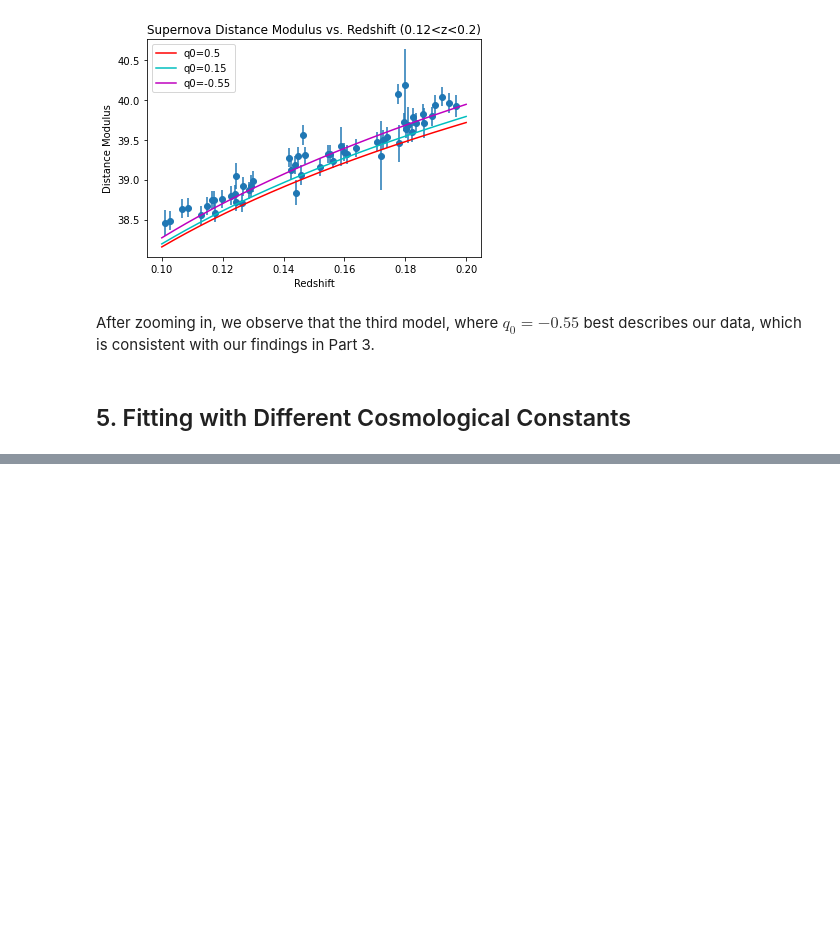
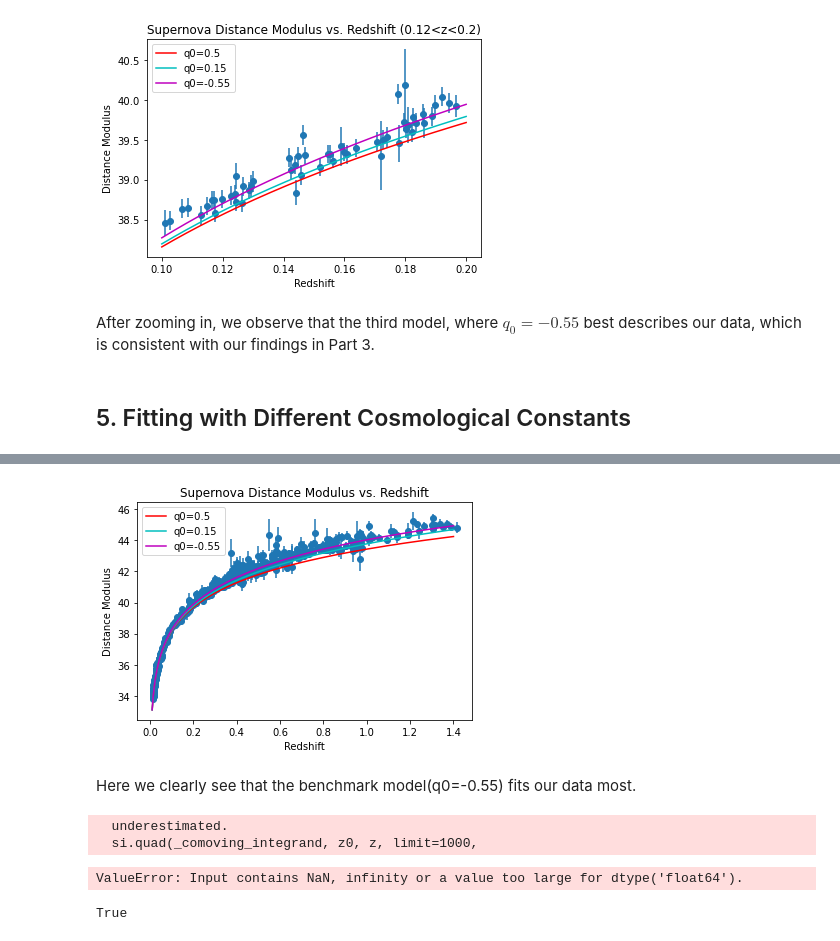
Before and after one commit to charlineshen/Constraining-Cosmological-Parameters-using-Supernovae, a Jupyter notebook: proj.ipynb, the cells around one changed output, grey strips where cells are left out. Saved outputs shown, nothing was run; the diff lists cells and outputs as text; code cells hidden in the pictures; blank space fills up the shorter version.

Commit message:
working on cosmolopy

```diff
--- a/proj.ipynb
+++ b/proj.ipynb
@@ -251,0 +256,9 @@ After zooming in, we observe that the third model, where $q_0=-0.55$ best descri
+# %%
+def calculate_dm_from_cosmolopy(omega_M, omega_lambda, z_data):
+    cosmo = {'omega_M_0' : omega_M, 'omega_lambda_0' : omega_lambda, 'h' : H0}
+    cosmo = cd.set_omega_k_0(cosmo)
+    a = cd.luminosity_distance(z_data, **cosmo)
+    #distfunc, redfunc = cd.quick_distance_function(cd.luminosity_distance, return_inverse=True, **cosmo)
+
+    dm = 5*np.log10(a/10**(-7))
+    return dm
@@ -251,0 +269,39 @@ After zooming in, we observe that the third model, where $q_0=-0.55$ best descri
+# %%
+plt.errorbar(sn_data["redshift"], sn_data["distance modulus"], yerr = sn_data["distance modulus error"], xerr=None, fmt='o', zorder=0)
+
+z_data = np.linspace(10**(-2), 1.4, num=300)
+
+plt.plot(z_data, calculate_dm_from_cosmolopy(1, 0, z_data), 'r', label="q0=0.5")
+plt.plot(z_data, calculate_dm_from_cosmolopy(0.3, 0, z_data), 'c', label="q0=0.15")
+plt.plot(z_data, calculate_dm_from_cosmolopy(0.3, 0.7, z_data), 'm', label="q0=-0.55")
+
+
+plt.xlabel('Redshift')
+plt.ylabel('Distance Modulus')
+plt.title('Supernova Distance Modulus vs. Redshift')
+plt.legend()
+plt.show()
+# %% [output]
+[figure, added]
+# %% [markdown]
+Here we clearly see that the benchmark model(q0=-0.55) fits our data most.
+# %%
+omega_m = np.linspace(0, 2.5, num = 50)
+omega_lambda = np.linspace(-1, 3, num = 50)
+
+X, Y = np.meshgrid(omega_m, omega_lambda)
+Z=X
+
+for i in range(len(X)):
+    for j in range(len(X[0])):
+        dm_lst = calculate_dm_from_cosmolopy(X[i][j], Y[i][j], sn_data["redshift"])
+        loss = np.sum(sn_data["distance modulus"] - dm_lst)
+        Z[i][j] = loss
+# %% [output]
+  underestimated.
+  si.quad(_comoving_integrand, z0, z, limit=1000,
+ValueError: Input contains NaN, infinity or a value too large for dtype('float64').
+# %%
+0 in dm_lst
+# %% [output]
+True
```
Also changed, not shown: parts of 5 cells of this notebook.
